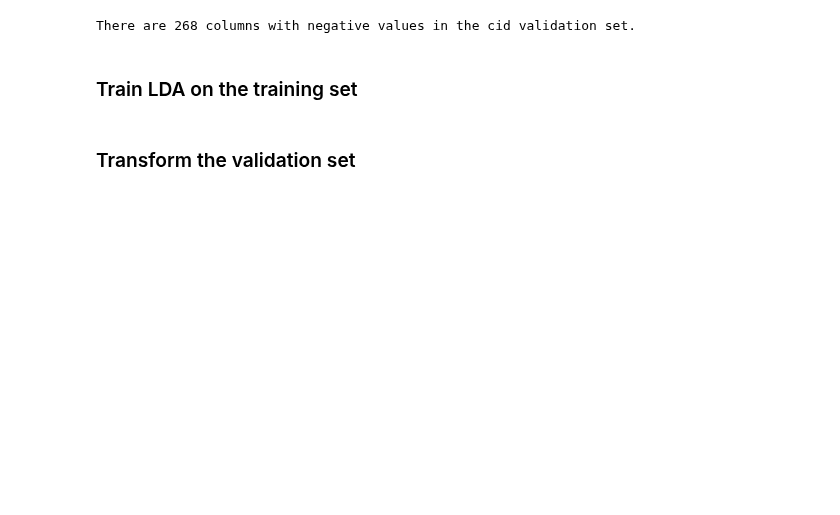
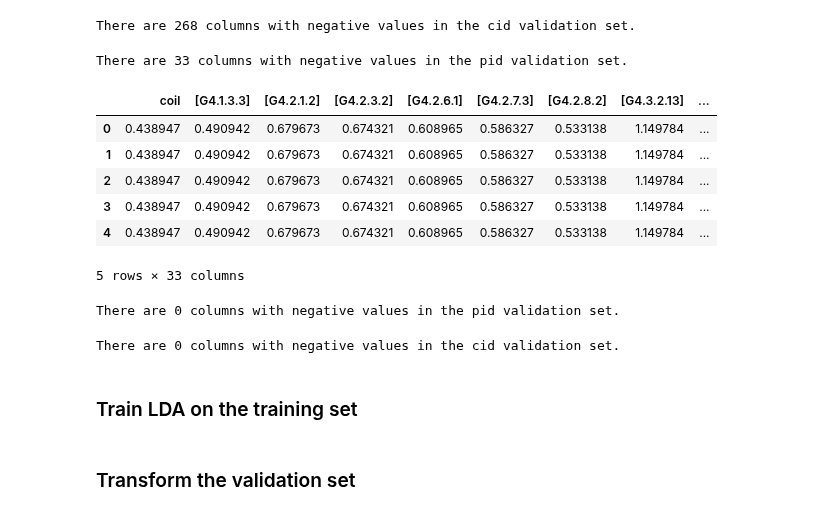
Before and after one commit to BrianDavisMath/FDA-COVID19, a Jupyter notebook: notebooks/K-L Divergence and GMM.ipynb, the cells around one changed output. Drawn from its saved outputs; the diff is of its cells as text; code cells hidden in the pictures; blank space fills up the shorter version.

```diff
--- a/notebooks/K-L Divergence and GMM.ipynb
+++ b/notebooks/K-L Divergence and GMM.ipynb
@@ -366,0 +369,6 @@ cids_vld[cids_vld.columns] = cid_scaler_vld.fit_transform(cids_vld)
+# %%
+# Looks for negative values in the scaled validation data
+print('There are {} columns with negative values in the pid validation set.'
+      .format(len(pids_vld.columns[(pids_vld < 0).any()])))
+# %% [output]
+There are 33 columns with negative values in the pid validation set.
@@ -367,3 +387,25 @@ cids_vld[cids_vld.columns] = cid_scaler_vld.fit_transform(cids_vld)
+# %%
+pids_vld[neg_cols].head()
+# %% [output]
+|  | coil | [G4.1.3.3] | [G4.2.1.2] | [G4.2.3.2] | [G4.2.6.1] | [G4.2.7.3] | [G4.2.8.2] | [G4.3.2.13] | ... |
+| 0 | 0.438947 | 0.490942 | 0.679673 | 0.674321 | 0.608965 | 0.586327 | 0.533138 | 1.149784 | ... |
+| 1 | 0.438947 | 0.490942 | 0.679673 | 0.674321 | 0.608965 | 0.586327 | 0.533138 | 1.149784 | ... |
+| 2 | 0.438947 | 0.490942 | 0.679673 | 0.674321 | 0.608965 | 0.586327 | 0.533138 | 1.149784 | ... |
+| 3 | 0.438947 | 0.490942 | 0.679673 | 0.674321 | 0.608965 | 0.586327 | 0.533138 | 1.149784 | ... |
+| 4 | 0.438947 | 0.490942 | 0.679673 | 0.674321 | 0.608965 | 0.586327 | 0.533138 | 1.149784 | ... |
+5 rows × 33 columns
+# %%
+# There should now be no -ve values
+print('There are {} columns with negative values in the pid validation set.'
+      .format(len(pids_vld.columns[(pids_vld < 0).any()])))
+# %% [output]
+There are 0 columns with negative values in the pid validation set.
+# %%
+# Looks for negative values in the scaled validation data
+print('There are {} columns with negative values in the cid validation set.'
+      .format(len(cids_vld.columns[(cids_vld < 0).any()])))
+# %% [output]
+There are 0 columns with negative values in the cid validation set.
 # %%
 from sklearn.decomposition import LatentDirichletAllocation
 
```
Also changed, not shown: parts of 12 cells of this notebook.
